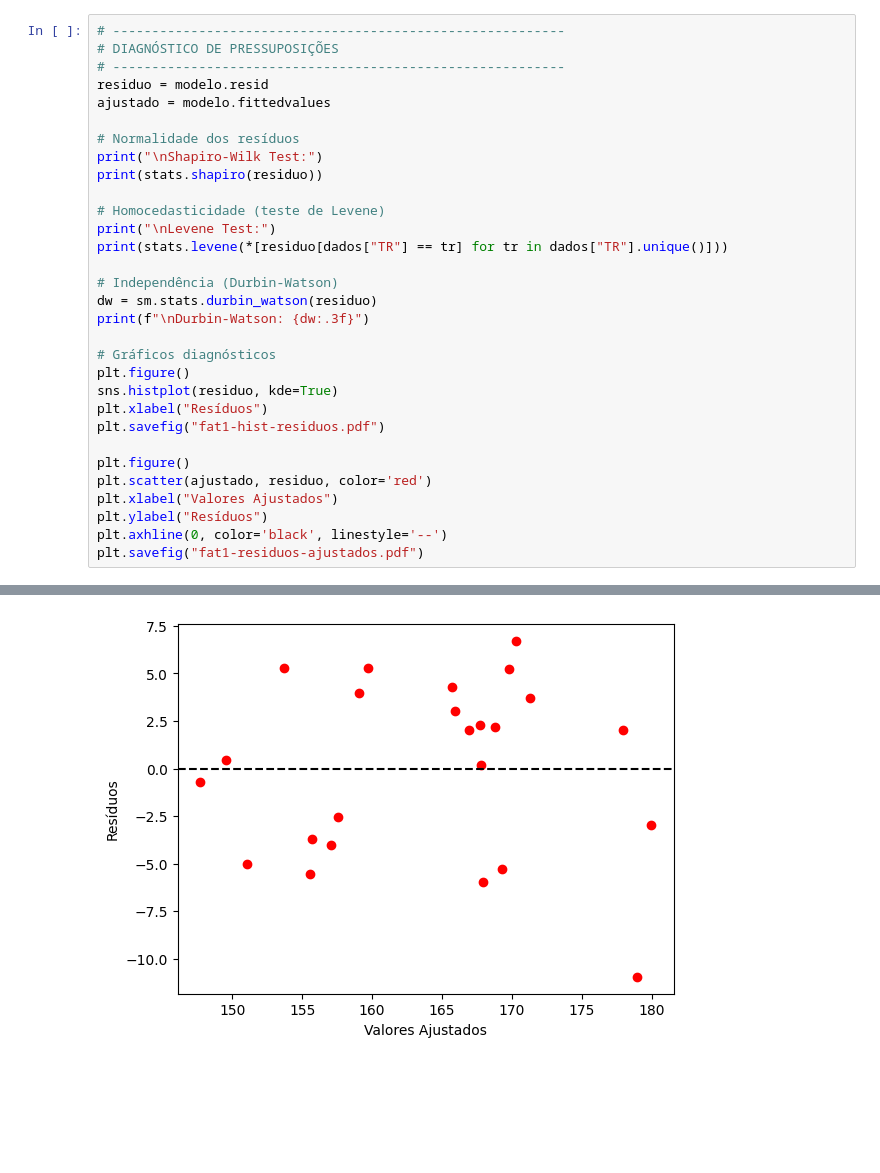
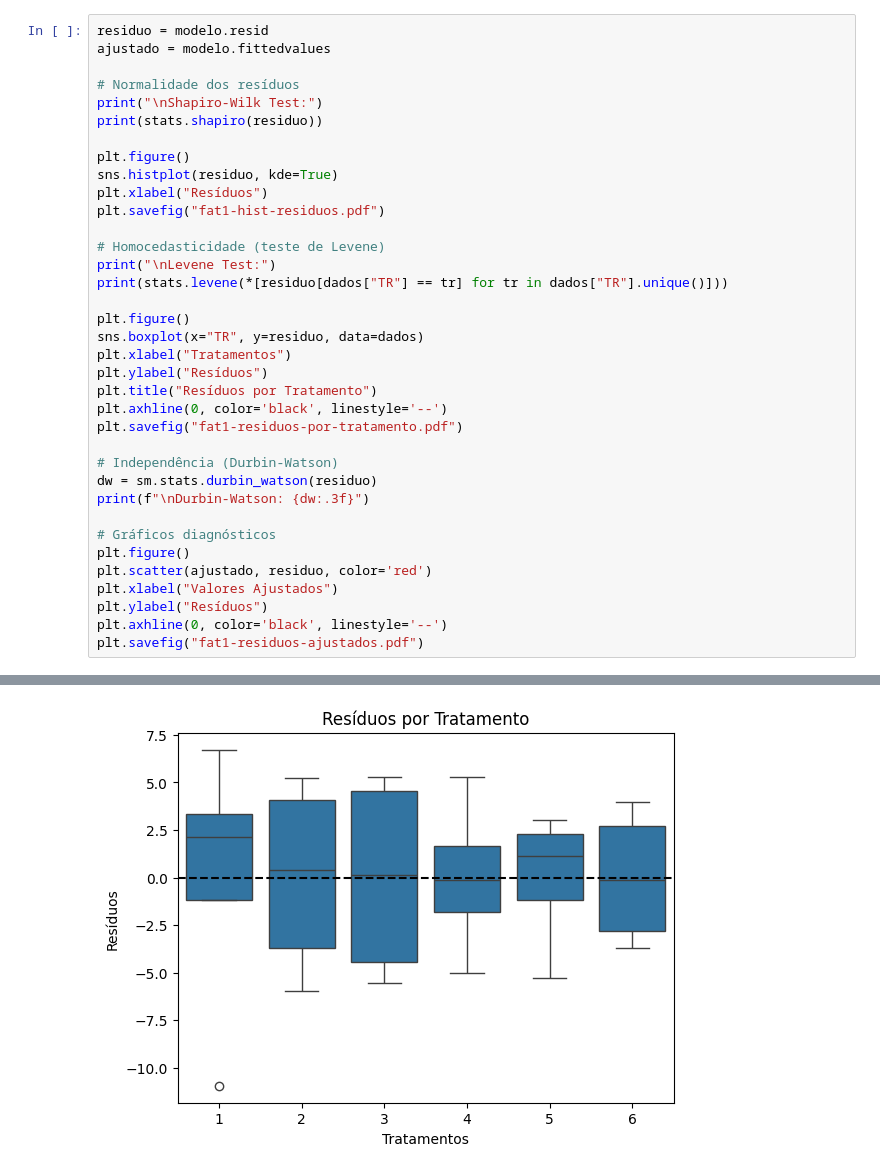
Before and after one commit to Sandrocamargo/biostatistics, a Jupyter notebook: python/bioe_05_fatorial_dbc.ipynb, the cells around one changed output, grey strips where cells are left out. Saved outputs shown, nothing was run; the diff lists cells and outputs as text; blank space fills up the shorter version.

```diff
--- a/python/bioe_05_fatorial_dbc.ipynb
+++ b/python/bioe_05_fatorial_dbc.ipynb
@@ -113,41 +207,46 @@ Residual       489.458333  15.0        NaN       NaN
 # %%
-# ----------------------------------------------------------
-# DIAGNÓSTICO DE PRESSUPOSIÇÕES
-# ----------------------------------------------------------
 residuo = modelo.resid
 ajustado = modelo.fittedvalues
 
 # Normalidade dos resíduos
 print("\nShapiro-Wilk Test:")
 print(stats.shapiro(residuo))
 
+plt.figure()
+sns.histplot(residuo, kde=True)
+plt.xlabel("Resíduos")
+plt.savefig("fat1-hist-residuos.pdf")
+
 # Homocedasticidade (teste de Levene)
 print("\nLevene Test:")
 print(stats.levene(*[residuo[dados["TR"] == tr] for tr in dados["TR"].unique()]))
+
+plt.figure()
+sns.boxplot(x="TR", y=residuo, data=dados)
+plt.xlabel("Tratamentos")
+plt.ylabel("Resíduos")
+plt.title("Resíduos por Tratamento")
+plt.axhline(0, color='black', linestyle='--')
+plt.savefig("fat1-residuos-por-tratamento.pdf")
 
 # Independência (Durbin-Watson)
 dw = sm.stats.durbin_watson(residuo)
 print(f"\nDurbin-Watson: {dw:.3f}")
 
 # Gráficos diagnósticos
 plt.figure()
-sns.histplot(residuo, kde=True)
-plt.xlabel("Resíduos")
-plt.savefig("fat1-hist-residuos.pdf")
-
-plt.figure()
 plt.scatter(ajustado, residuo, color='red')
 plt.xlabel("Valores Ajustados")
 plt.ylabel("Resíduos")
 plt.axhline(0, color='black', linestyle='--')
 plt.savefig("fat1-residuos-ajustados.pdf")
 # %% [output]
 Shapiro-Wilk Test:
 ShapiroResult(statistic=np.float64(0.9408088275521843), pvalue=np.float64(0.17003548256970064))
 
 Levene Test:
 LeveneResult(statistic=np.float64(0.41090755593076356), pvalue=np.float64(0.83495621575186))
 
 Durbin-Watson: 1.691
 [figure]
-[figure, old version]
+[figure, new version]
```
Also changed, not shown: parts of 19 cells of this notebook.
